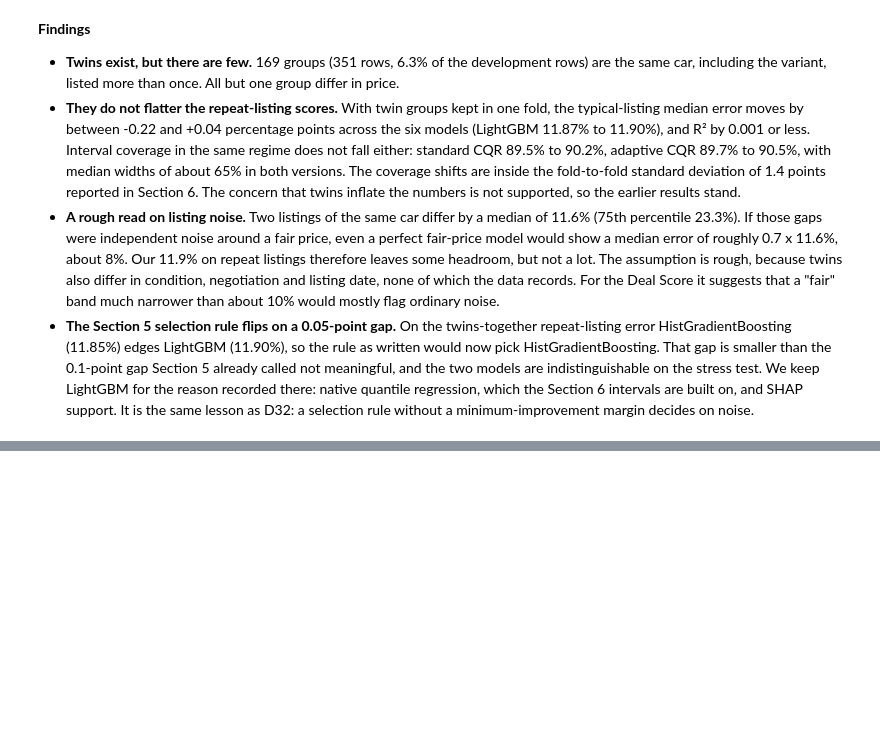
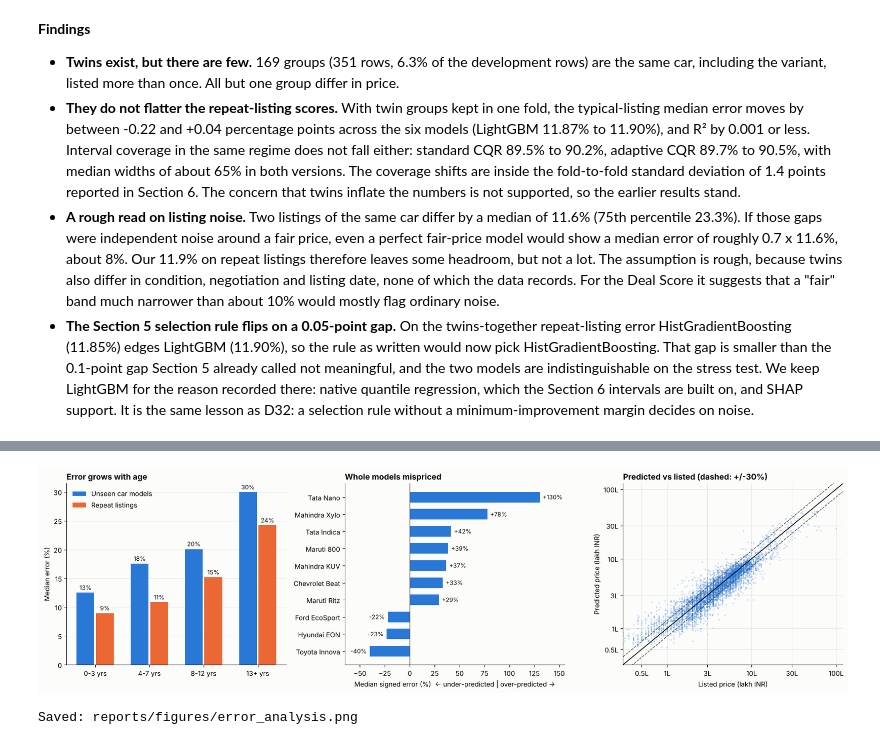
Before and after one commit to aayaan-khan/Used-Cars-Cost-Prediction, a Jupyter notebook: notebooks/Used_Cars_Cost_Prediction.ipynb, the cells around one changed output, grey strips where cells are left out. Drawn from its saved outputs; the diff is of its cells as text; code cells hidden in the pictures; blank space fills up the shorter version.

```diff
--- a/notebooks/Used_Cars_Cost_Prediction.ipynb
+++ b/notebooks/Used_Cars_Cost_Prediction.ipynb
@@ -1707,0 +1756,15 @@ display(pd.DataFrame(rows).set_index("Candidate"))
+# %%
+# Cell 40: error by slice (MedAPE, median signed error = bias, share of listings off by >30%)
+def slice_table(col, regime, min_n=40):
+    grp = err.groupby(col, observed=True)
+    t = pd.DataFrame({"n": grp.size(), "MedAPE_%": grp[f"ape_{regime}"].median(), "bias_%": grp[f"pe_{regime}"].median(),
+                      "off>30%": grp[f"ape_{regime}"].apply(lambda s: 100 * (s > 30).mean())})
+    return t[t.n >= min_n].round(1)
+
+for col in ["age_bucket", "pred_q", "true_q", "seller_type", "owner", "specs_missing", "model_size", "fuel", "transmission"]:
+    print(f"\n=== by {col}" + ("   (conditions on the outcome: biased slice, see Section 6)" if col == "true_q" else ""))
+    display(pd.concat({"unseen models": slice_table(col, "g"), "repeat listings": slice_table(col, "s")}, axis=1))
+
+print("\n=== by brand (brands with >=100 listings), sorted by unseen-model error")
+display(pd.concat({"unseen models": slice_table("brand", "g", 100), "repeat listings": slice_table("brand", "s", 100)},
+                  axis=1).sort_values(("unseen models", "MedAPE_%")))
@@ -1707,0 +1887,43 @@ display(pd.DataFrame(rows).set_index("Candidate"))
+# %%
+# Cell 42: figure (blue = unseen car models, orange = repeat listings; same colours as the tables above)
+BLUE, ORANGE, INK, MUTED, SURFACE = "#2a78d6", "#eb6834", "#0b0b0b", "#52514e", "#fcfcfb"
+fig, ax = plt.subplots(1, 3, figsize=(17, 4.8), facecolor=SURFACE)
+for a in ax:
+    a.set_facecolor(SURFACE)
+    for side in ("top", "right"): a.spines[side].set_visible(False)
+    a.grid(axis="y", color="#e6e5e1", linewidth=0.8); a.set_axisbelow(True)
+
+# (a) typical error by age
+ages = ["0-3 yrs", "4-7 yrs", "8-12 yrs", "13+ yrs"]; x = np.arange(len(ages)); w = 0.36
+ga, sa = [err[err.age_bucket == k].ape_g.median() for k in ages], [err[err.age_bucket == k].ape_s.median() for k in ages]
+for xs, vals, col, lab in ((x - w / 2, ga, BLUE, "Unseen car models"), (x + w / 2, sa, ORANGE, "Repeat listings")):
+    bars = ax[0].bar(xs, vals, w - 0.03, color=col, label=lab)
+    for b_, v in zip(bars, vals): ax[0].text(b_.get_x() + b_.get_width() / 2, v + 0.5, f"{v:.0f}%", ha="center", fontsize=9, color=INK)
+ax[0].set_xticks(x); ax[0].set_xticklabels(ages); ax[0].set_ylabel("Median error (%)")
+ax[0].set_title("Error grows with age", loc="left", fontweight="bold", color=INK); ax[0].legend(frameon=False, loc="upper left")
+
+# (b) the car models the price model gets wrong as a whole (unseen-model regime)
+top = by_model[by_model.n >= 25].assign(a=lambda d: d.bias.abs()).sort_values("a", ascending=False).head(10).sort_values("bias")
+ax[1].barh(top.index, top.bias, color=BLUE, height=0.62)
+ax[1].axvline(0, color=MUTED, linewidth=1)
+for yy, v in enumerate(top.bias): ax[1].text(v + (3 if v >= 0 else -3), yy, f"{v:+.0f}%", va="center", ha="left" if v >= 0 else "right", fontsize=9, color=INK)
+ax[1].set_xlim(top.bias.min() - 25, top.bias.max() + 25); ax[1].grid(axis="y", visible=False)
+ax[1].set_xlabel("Median signed error (%)  <- under-predicted | over-predicted ->")
+ax[1].set_title("Whole models mispriced", loc="left", fontweight="bold", color=INK)
+
+# (c) predicted vs listed price, unseen-model regime
+lo_, hi_ = 3e4, 1.2e7
+ax[2].scatter(err.selling_price, err.pred_g, s=5, alpha=0.25, color=BLUE, linewidths=0)
+xx = np.array([lo_, hi_]); ax[2].plot(xx, xx, color=INK, linewidth=1.2)
+ax[2].plot(xx, xx * 1.3, color=MUTED, linewidth=1, linestyle="--"); ax[2].plot(xx, xx / 1.3, color=MUTED, linewidth=1, linestyle="--")
+ax[2].set_xscale("log"); ax[2].set_yscale("log"); ax[2].set_xlim(lo_, hi_); ax[2].set_ylim(lo_, hi_)
+ticks = [5e4, 1e5, 3e5, 1e6, 3e6, 1e7]; labs = ["0.5L", "1L", "3L", "10L", "30L", "100L"]
+ax[2].set_xticks(ticks); ax[2].set_xticklabels(labs); ax[2].set_yticks(ticks); ax[2].set_yticklabels(labs)
+ax[2].minorticks_off(); ax[2].grid(axis="x", color="#e6e5e1", linewidth=0.8)
+ax[2].set_xlabel("Listed price (lakh INR)"); ax[2].set_ylabel("Predicted price (lakh INR)")
+ax[2].set_title("Predicted vs listed (dashed: +/-30%)", loc="left", fontweight="bold", color=INK)
+plt.tight_layout(); plt.savefig("../reports/figures/error_analysis.png", dpi=120, facecolor=SURFACE); plt.show()
+print("Saved: reports/figures/error_analysis.png")
+# %% [output]
+[figure, added]
+Saved: reports/figures/error_analysis.png
```
Also changed, not shown: parts of 5 cells of this notebook, 3 other files.
